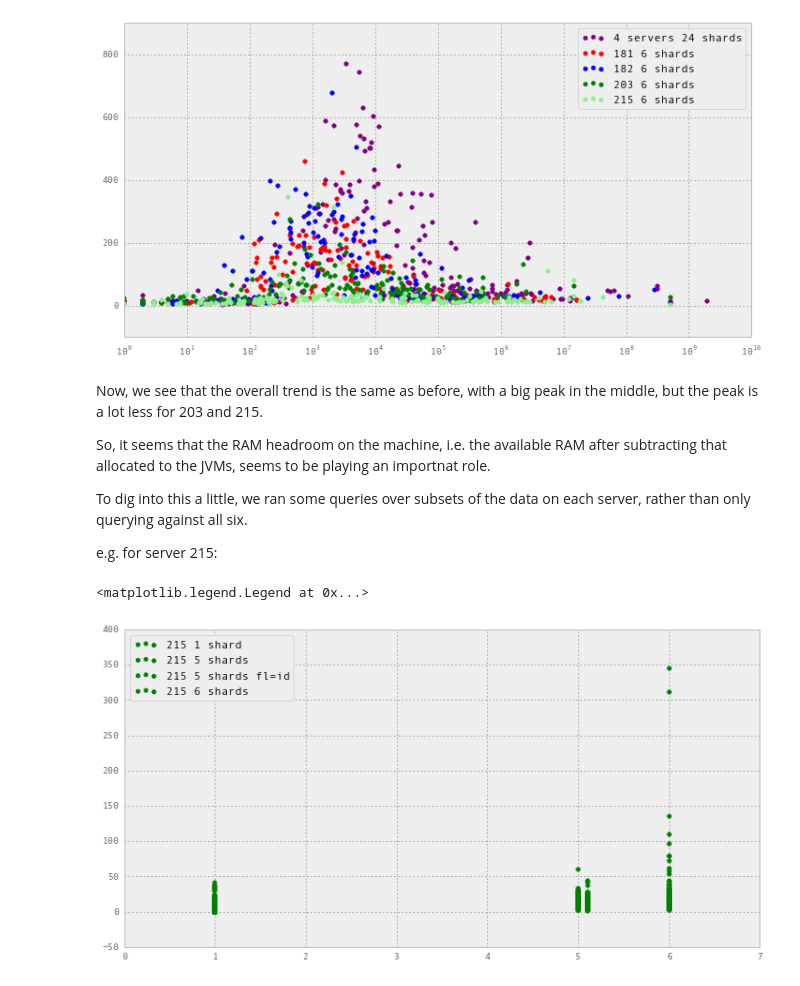
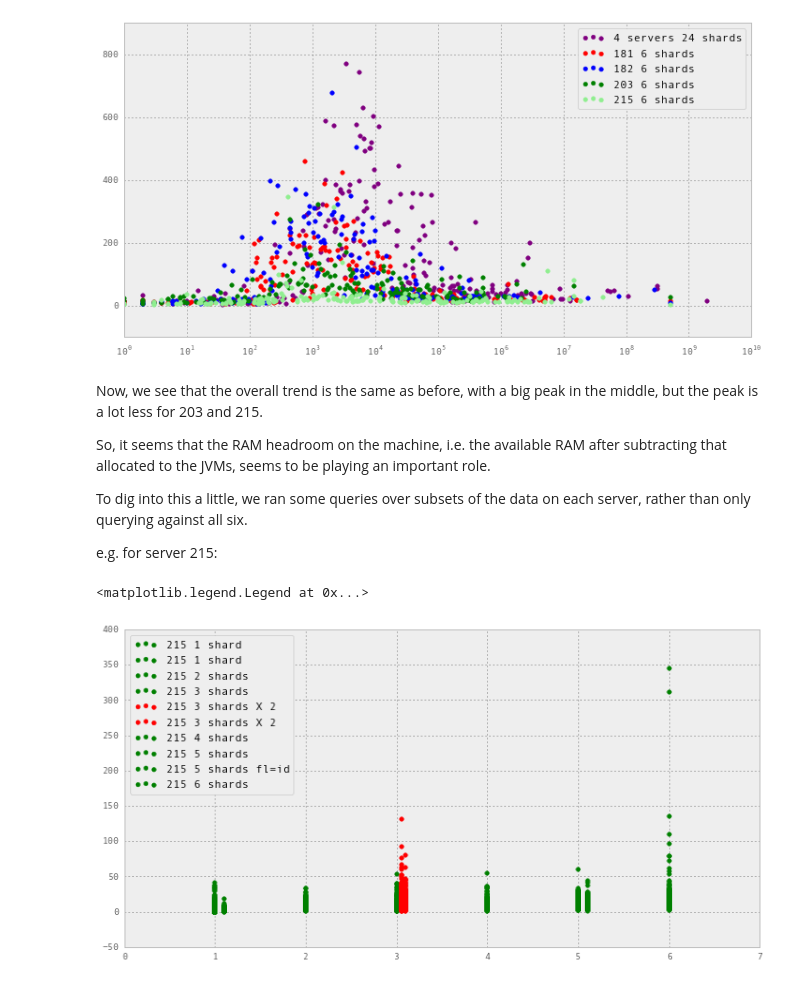
Before and after one commit to anjackson/keeping-codes, a Jupyter notebook: experiments/solr-query-performance-benchmarking.ipynb, the cells around one changed output. Cells and saved outputs as stored; diff of their text form; code cells hidden in the pictures.

```diff
--- a/experiments/solr-query-performance-benchmarking.ipynb
+++ b/experiments/solr-query-performance-benchmarking.ipynb
@@ -187,22 +190,37 @@ plt.legend()
 # %% [markdown]
 Now, we see that the overall trend is the same as before, with a big peak in the middle, but the peak is a lot less for 203 and 215.
 
-So, it seems that the RAM headroom on the machine, i.e. the available RAM after subtracting that allocated to the JVMs, seems to be playing an importnat role.
+So, it seems that the RAM headroom on the machine, i.e. the available RAM after subtracting that allocated to the JVMs, seems to be playing an important role.
 
 To dig into this a little, we ran some queries over subsets of the data on each server, rather than only querying against all six.
 
 e.g. for server 215:
-# %%
-qtaf215_1x1, nfaf215_1x1 = loadSB2("solr-bench/testv3-all-facets-215-1by1.log")
-qtaf215_5s, nfaf215_5s = loadSB2("solr-bench/testv3-all-facets-215-5s.log")
-qtaf215_5sfl, nfaf215_5sfl = loadSB2("solr-bench/testv3-all-facets-215-5s-fl-id.log")
-
-fig = plt.figure(figsize=(12, 6))
-plt.scatter(np.repeat(1, qtaf215_1x1.shape[0]), qtaf215_1x1, label="215 1 shard", color="green");
-plt.scatter(np.repeat(5, qtaf215_5s.shape[0]), qtaf215_5s, label="215 5 shards", color="green");
-plt.scatter(np.repeat(5.1, qtaf215_5sfl.shape[0]), qtaf215_5sfl, label="215 5 shards fl=id", color="green");
-plt.scatter(np.repeat(6, qtaf215_6s2.shape[0]), qtaf215_6s2, label="215 6 shards", color="green");
-plt.legend(loc=2)
-# %% [output]
-<matplotlib.legend.Legend at 0x...>
-[figure, removed]
+# %%
+qtaf215_1x1, nfaf215_1x1 = loadSB2("solr-bench/testv3-all-facets-215-1by1.log")
+qtaf215_1s, nfaf215_1s = loadSB2("solr-bench/testv3-all-facets-215-1s.log")
+qtaf215_2s, nfaf215_2s = loadSB2("solr-bench/testv3-all-facets-215-2s.log")
+qtaf215_3s, nfaf215_3s = loadSB2("solr-bench/testv3-all-facets-215-3s-3.log")
+qtaf215_3s2, nfaf215_3s2 = loadSB2("solr-bench/testv3-all-facets-215-3s-2.log")
+qtaf215_4s, nfaf215_4s = loadSB2("solr-bench/testv3-all-facets-215-4s-2.log")
+qtaf215_5s, nfaf215_5s = loadSB2("solr-bench/testv3-all-facets-215-5s.log")
+qtaf215_5sfl, nfaf215_5sfl = loadSB2("solr-bench/testv3-all-facets-215-5s-fl-id.log")
+
+# Weak load test
+qtaf215_3s4_l1, nfaf215_3s4_l1 = loadSB2("solr-bench/testv3-all-facets-215-3s-4-l1.log")
+qtaf215_3s4_l2, nfaf215_3s4_l2 = loadSB2("solr-bench/testv3-all-facets-215-3s-4-l2.log")
+
+fig = plt.figure(figsize=(12, 6))
+plt.scatter(np.repeat(1, qtaf215_1x1.shape[0]), qtaf215_1x1, label="215 1 shard", color="green");
+plt.scatter(np.repeat(1.1, qtaf215_1s.shape[0]), qtaf215_1s, label="215 1 shard", color="green");
+plt.scatter(np.repeat(2, qtaf215_2s.shape[0]), qtaf215_2s, label="215 2 shards", color="green");
+plt.scatter(np.repeat(3, qtaf215_3s.shape[0]), qtaf215_3s, label="215 3 shards", color="green");
+plt.scatter(np.repeat(3.05, qtaf215_3s4_l1.shape[0]), qtaf215_3s4_l1, label="215 3 shards X 2", color="red");
+plt.scatter(np.repeat(3.1, qtaf215_3s4_l2.shape[0]), qtaf215_3s4_l2, label="215 3 shards X 2", color="red");
+plt.scatter(np.repeat(4, qtaf215_4s.shape[0]), qtaf215_4s, label="215 4 shards", color="green");
+plt.scatter(np.repeat(5, qtaf215_5s.shape[0]), qtaf215_5s, label="215 5 shards", color="green");
+plt.scatter(np.repeat(5.1, qtaf215_5sfl.shape[0]), qtaf215_5sfl, label="215 5 shards fl=id", color="green");
+plt.scatter(np.repeat(6, qtaf215_6s2.shape[0]), qtaf215_6s2, label="215 6 shards", color="green");
+plt.legend(loc=2)
+# %% [output]
+<matplotlib.legend.Legend at 0x...>
+[figure, added]
```
Also changed, not shown: parts of 4 cells of this notebook, 20 other files.
